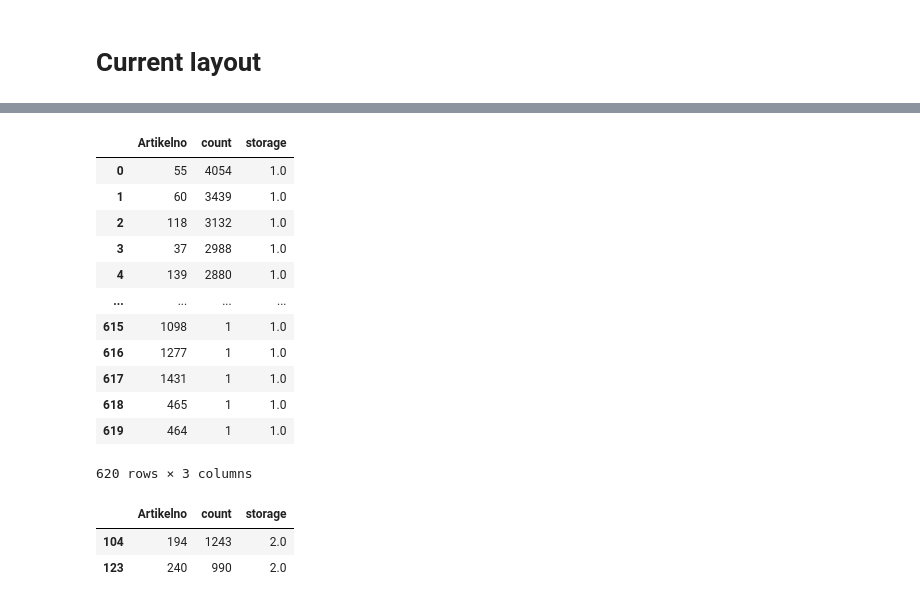
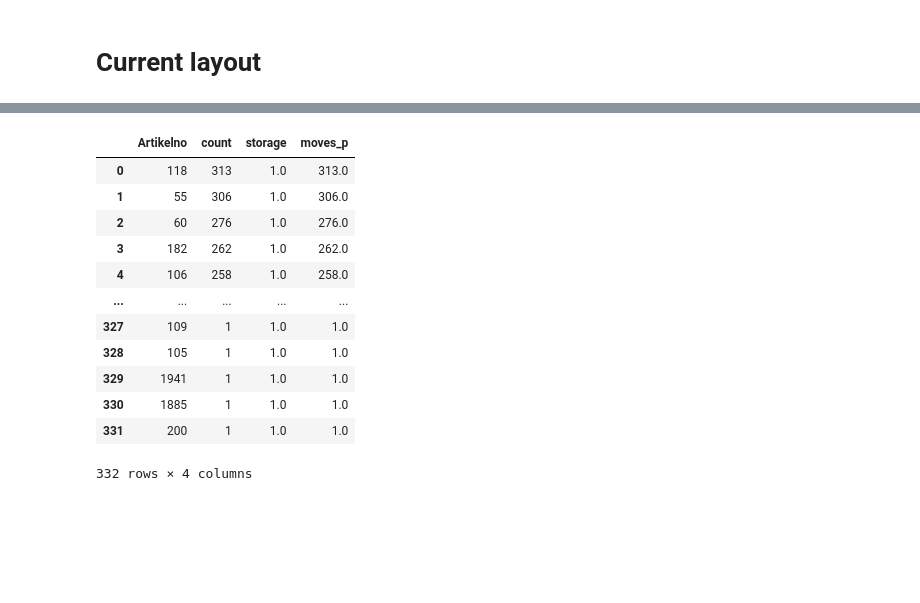
Before and after one commit to KevinLuo41/Layout-Optimizer-ISYE-6202-Project, a Jupyter notebook: Simulator/Simulator.ipynb, the cells around one changed output, grey strips where cells are left out. Drawn from its saved outputs; the diff is of its cells as text; code cells hidden in the pictures; blank space fills up the shorter version.

Commit message:
heuristic model

```diff
--- a/Simulator/Simulator.ipynb
+++ b/Simulator/Simulator.ipynb
@@ -207,6 +206,24 @@ picking[picking["Artikelno"]==558]
 # %%
-def ABC(data =picking,split_method="quantile", ratio = (0.2,0.3,0.5),value = (0.7,0.25,0.05)):
+def ABC(data =picking.copy(),split_method="quantile", time_scale=None, ratio = (0.2,0.3,0.5),value = (0.7,0.25,0.05)):
+    r'''
+    ABC analysis: Split the artikels to 3 different critical type based on chosen method.
 
+    Parameters:
+    -------------
+    data: pd.DataFrame, default=picking
+        file path of picking/retrieval data
+    split_method: str: {"quantile", "value", "moves"}, default= "quantile"
+        file path of CLSLAB_path
+    time_scale: int, default=None
+        # of past months of ABC analysis, None: all history data
+    ratio: split ratio, split by quantile of the data
+    value: split value, split by values of the data
+    '''
+    if time_scale:
+        latest_date = data['Execution_time'].iloc[-1]
+        start_date = latest_date - pd.DateOffset(months=time_scale) - pd.offsets.MonthBegin(1)
+        data = data[data['Execution_time'] >= start_date]
+#     return data, None,None,None
     picking_sum = data.groupby(["Artikelno"],as_index = 0)["Amount"].sum()
     picking_sort = picking_sum.sort_values(by = "Amount",ascending = False).reset_index(drop = True)
 
@@ -231,7 +248,7 @@ def ABC(data =picking,split_method="quantile", ratio = (0.2,0.3,0.5),value = (0.
 #          print(A)
 
     if split_method == "moves":
-        moves = picking.groupby(["Artikelno"],as_index = 0)["Amount"].agg(['count']).reset_index()
+        moves = data.groupby(["Artikelno"],as_index = 0)["Amount"].agg(['count']).reset_index()
         moves_sort = moves.sort_values(by = "count",ascending = False).reset_index(drop = True)
         A,B,C = np.split(moves_sort,[int(rA*N), int((rA+rB)*N)])
         All = moves_sort.copy()
@@ -239,4 +256,4 @@ def ABC(data =picking,split_method="quantile", ratio = (0.2,0.3,0.5),value = (0.
 
     return All, A,B,C
 # %%
-All, A,B,C = ABC(split_method="moves")
+All_prod, A,B,C = ABC(split_method="moves",time_scale=1)
@@ -344,4 +342,0 @@ df
-# %%
-a = Clayout.to_numpy().flatten()
-unique, counts = np.unique(a, return_counts=True)
-pd.DataFrame({"Artikelno":unique, "storage":counts})
@@ -362,23 +371,24 @@ pd.DataFrame({"Artikelno":unique, "storage":counts})
 # %%
-model_in = All.merge(pd.DataFrame({"Artikelno":unique, "storage":counts}), on = "Artikelno",how="left").fillna(1)
-model_in
+def model_input(All = All_prod.copy(),origin_layout=Clayout.copy()):
+    unique, counts = np.unique(Clayout.to_numpy().flatten(), return_counts=True)
+    model_in = All.merge(pd.DataFrame({"Artikelno":unique, "storage":counts}), on = "Artikelno",how="left").fillna(1)
+    model_in["moves_p"] = model_in["count"]/model_in["storage"]
+    model_in = model_in.sort_values(by = "moves_p",ascending = False).reset_index(drop = True)
+    return model_in
-# %% [output]
-|  | Artikelno | count | storage |
-| 0 | 55 | 4054 | 1.0 |
-| 1 | 60 | 3439 | 1.0 |
-| 2 | 118 | 3132 | 1.0 |
-| 3 | 37 | 2988 | 1.0 |
-| 4 | 139 | 2880 | 1.0 |
-| ... | ... | ... | ... |
-| 615 | 1098 | 1 | 1.0 |
-| 616 | 1277 | 1 | 1.0 |
-| 617 | 1431 | 1 | 1.0 |
-| 618 | 465 | 1 | 1.0 |
-| 619 | 464 | 1 | 1.0 |
-620 rows × 3 columns
 # %%
-model_in[model_in["storage"]>1]
+model_in=model_input()
+model_in
 # %% [output]
-|  | Artikelno | count | storage |
-| 104 | 194 | 1243 | 2.0 |
-| 123 | 240 | 990 | 2.0 |
+|  | Artikelno | count | storage | moves_p |
+| 0 | 118 | 313 | 1.0 | 313.0 |
+| 1 | 55 | 306 | 1.0 | 306.0 |
+| 2 | 60 | 276 | 1.0 | 276.0 |
+| 3 | 182 | 262 | 1.0 | 262.0 |
+| 4 | 106 | 258 | 1.0 | 258.0 |
+| ... | ... | ... | ... | ... |
+| 327 | 109 | 1 | 1.0 | 1.0 |
+| 328 | 105 | 1 | 1.0 | 1.0 |
+| 329 | 1941 | 1 | 1.0 | 1.0 |
+| 330 | 1885 | 1 | 1.0 | 1.0 |
+| 331 | 200 | 1 | 1.0 | 1.0 |
+332 rows × 4 columns
```
Also changed, not shown: parts of 18 cells of this notebook, 1 other file.
